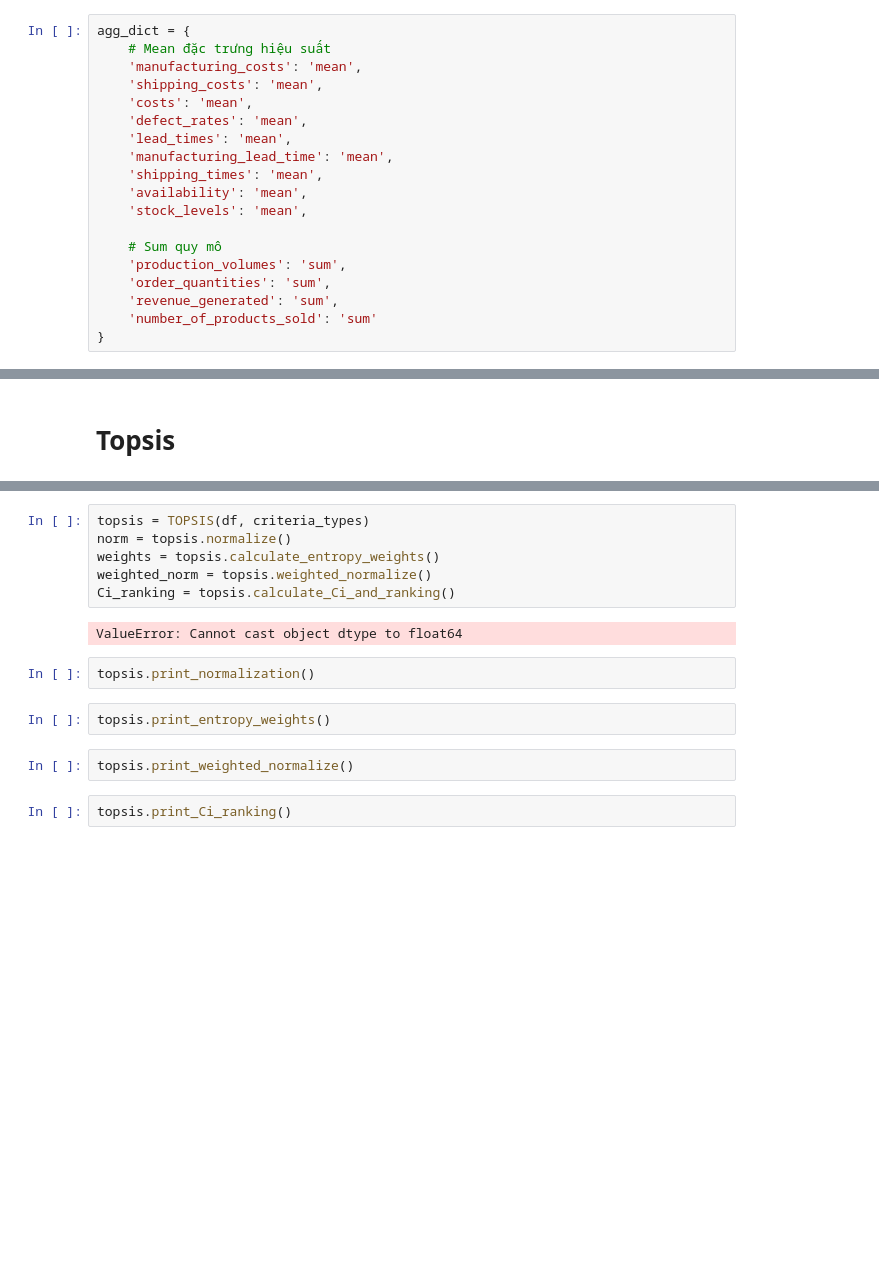
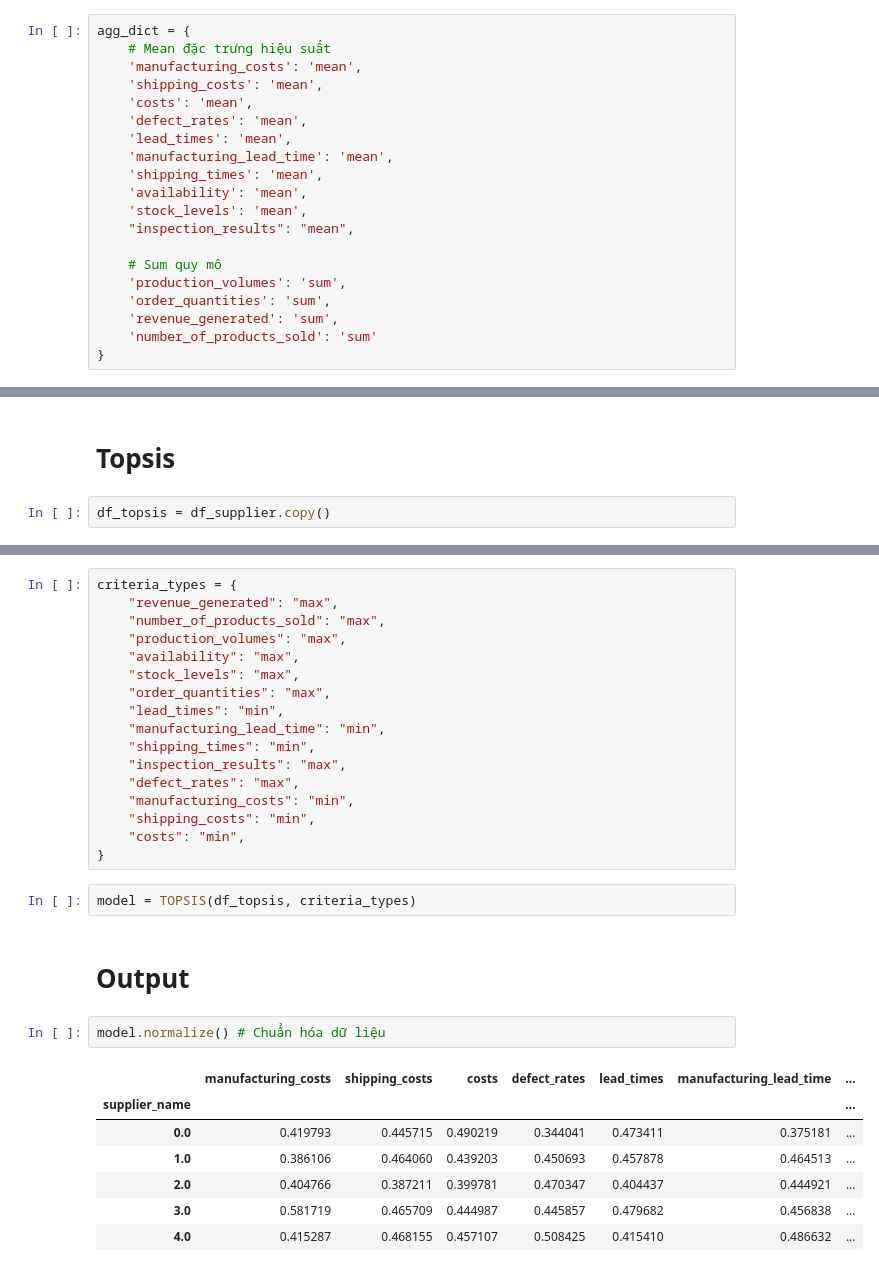
Before and after one commit to Avcuongy/DSS, a Jupyter notebook: notebooks/model/model.ipynb, the cells around one changed output, grey strips where cells are left out. Saved outputs shown, nothing was run; the diff lists cells and outputs as text; blank space fills up the shorter version.

```diff
--- a/notebooks/model/model.ipynb
+++ b/notebooks/model/model.ipynb
@@ -135,6 +124,7 @@ agg_dict = {
     'shipping_times': 'mean',
     'availability': 'mean',
     'stock_levels': 'mean',
+    "inspection_results": "mean",
 
     # Sum quy mô
     'production_volumes': 'sum',
@@ -223,2 +159,4 @@ oooo
 # %% [markdown]
 # Topsis
+# %%
+df_topsis = df_supplier.copy()
@@ -225,16 +173,31 @@ oooo
+# %%
+criteria_types = {
+    "revenue_generated": "max",
+    "number_of_products_sold": "max",
+    "production_volumes": "max",
+    "availability": "max",
+    "stock_levels": "max",
+    "order_quantities": "max",
+    "lead_times": "min",
+    "manufacturing_lead_time": "min",
+    "shipping_times": "min",
+    "inspection_results": "max",
+    "defect_rates": "max",
+    "manufacturing_costs": "min",
+    "shipping_costs": "min",
+    "costs": "min",
+}
 # %%
-topsis = TOPSIS(df, criteria_types)
-norm = topsis.normalize()
-weights = topsis.calculate_entropy_weights()
-weighted_norm = topsis.weighted_normalize()
-Ci_ranking = topsis.calculate_Ci_and_ranking()
+model = TOPSIS(df_topsis, criteria_types)
-# %% [output]
-ValueError: Cannot cast object dtype to float64
-# %%
-topsis.print_normalization()
-# %%
-topsis.print_entropy_weights()
-# %%
-topsis.print_weighted_normalize()
-# %%
-topsis.print_Ci_ranking()
+# %% [markdown]
+# Output
+# %%
+model.normalize() # Chuẩn hóa dữ liệu
+# %% [output]
+|  | manufacturing_costs | shipping_costs | costs | defect_rates | lead_times | manufacturing_lead_time | ... |
+| supplier_name |  |  |  |  |  |  | ... |
+| 0.0 | 0.419793 | 0.445715 | 0.490219 | 0.344041 | 0.473411 | 0.375181 | ... |
+| 1.0 | 0.386106 | 0.464060 | 0.439203 | 0.450693 | 0.457878 | 0.464513 | ... |
+| 2.0 | 0.404766 | 0.387211 | 0.399781 | 0.470347 | 0.404437 | 0.444921 | ... |
+| 3.0 | 0.581719 | 0.465709 | 0.444987 | 0.445857 | 0.479682 | 0.456838 | ... |
+| 4.0 | 0.415287 | 0.468155 | 0.457107 | 0.508425 | 0.415410 | 0.486632 | ... |
```
Also changed, not shown: parts of 19 cells of this notebook, 2 other files.
